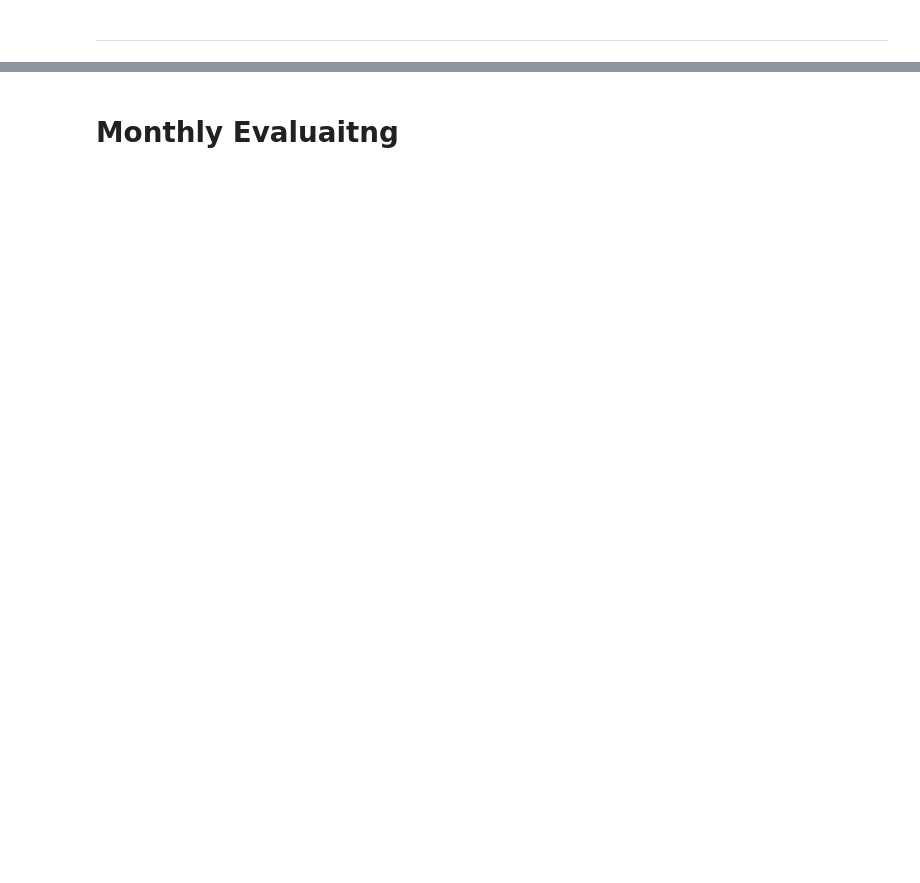
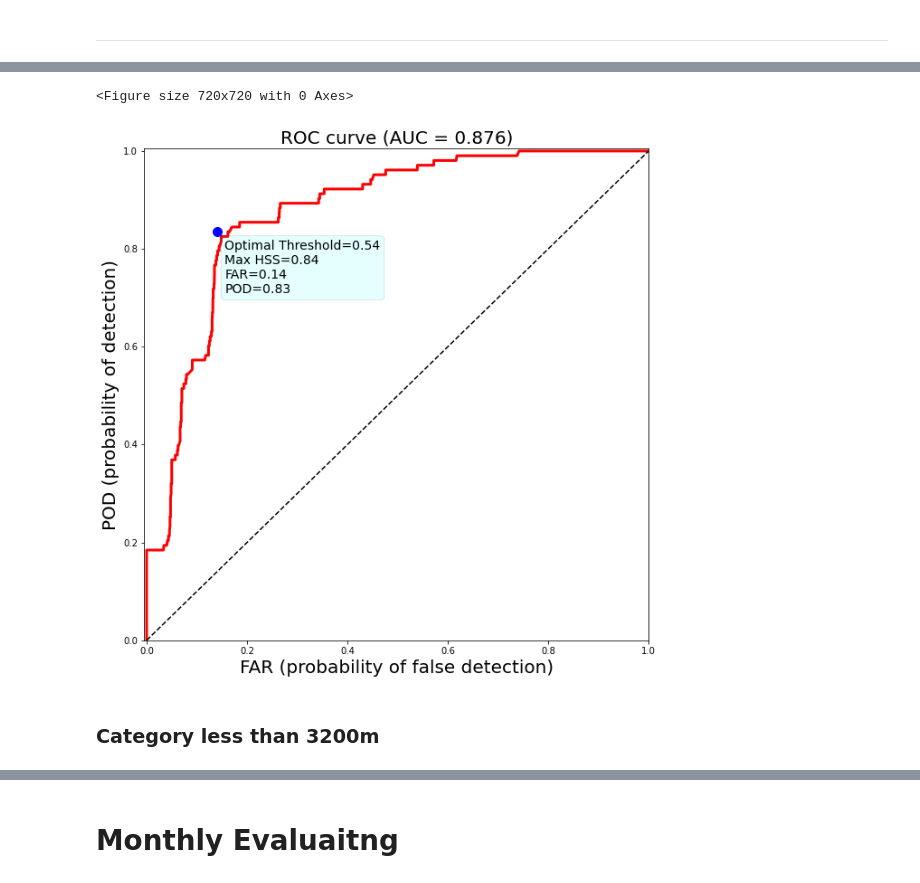
Before and after one commit to conrad-blucher-institute/FogNet, a Jupyter notebook: Evaluation/Evaluation.ipynb, the cells around one changed output, grey strips where cells are left out. Saved outputs shown, nothing was run; the diff lists cells and outputs as text; code cells hidden in the pictures; blank space fills up the shorter version.

```diff
--- a/Evaluation/Evaluation.ipynb
+++ b/Evaluation/Evaluation.ipynb
@@ -107,0 +172,21 @@ te_24_3200_ytrue = te_24_3200_ytrue.to_numpy().ravel()
+# %%
+trained_model_dir_121600 = os.path.join(trained_model_root_dir, "12hr/1600/")
+tr_12_1600_ypred = pd.read_csv(trained_model_dir_121600 + 'VIS_Prob_TRAIN.csv')
+tr_12_1600_ypred = tr_12_1600_ypred.to_numpy()
+
+tr_12_1600_ytrue = pd.read_csv(trained_model_root_dir + 'VIS_True_TRAIN.csv')
+tr_12_1600_ytrue = tr_12_1600_ytrue['CAT1600']
+tr_12_1600_ytrue = tr_12_1600_ytrue.to_numpy().ravel()
+
+te_12_1600_ypred = pd.read_csv(trained_model_dir_121600 + 'VIS_Prob_TEST.csv')
+te_12_1600_ypred = te_12_1600_ypred.to_numpy()
+
+te_12_1600_ytrue = pd.read_csv(trained_model_root_dir + 'VIS_True_TEST.csv')
+te_12_1600_ytrue = te_12_1600_ytrue['CAT1600']
+te_12_1600_ytrue = te_12_1600_ytrue.to_numpy().ravel()
+# %%
+# calculating the optimal threshold based on training data plus all the metrics:
+optimal_threshold_12_1600, TrAcc121600, Res121600  = cnn_evaluate.skilled_metrics(tr_12_1600_ytrue, tr_12_1600_ypred, metric = 'HSS')
+# calculating the metrics for test dataset based on optimal threshold
+TeAcc121600 = cnn_evaluate.test_eval(te_12_1600_ytrue, te_12_1600_ypred, threshold = optimal_threshold_12_1600)
+_ = cnn_evaluate.print_results(TrAcc121600, TeAcc121600)
@@ -107,0 +203,7 @@ te_24_3200_ytrue = te_24_3200_ytrue.to_numpy().ravel()
+# %%
+_ = cnn_evaluate.ROC_Curve_Plot(optimal_threshold_12_1600, TrAcc121600, Res121600)
+# %% [output]
+<Figure size 720x720 with 0 Axes>
+[figure, added]
+# %% [markdown]
+### Category less than 3200m
```
Also changed, not shown: parts of 39 cells of this notebook, 17 other files.
